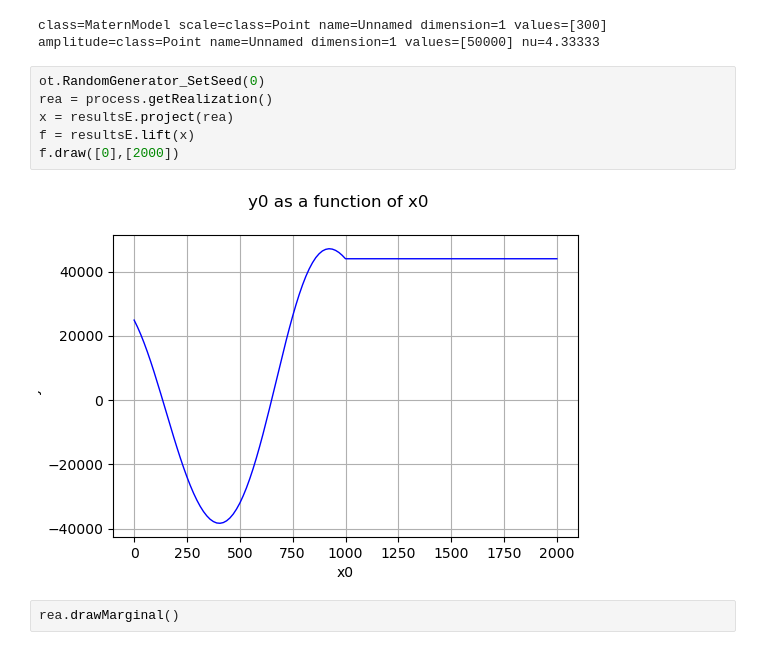
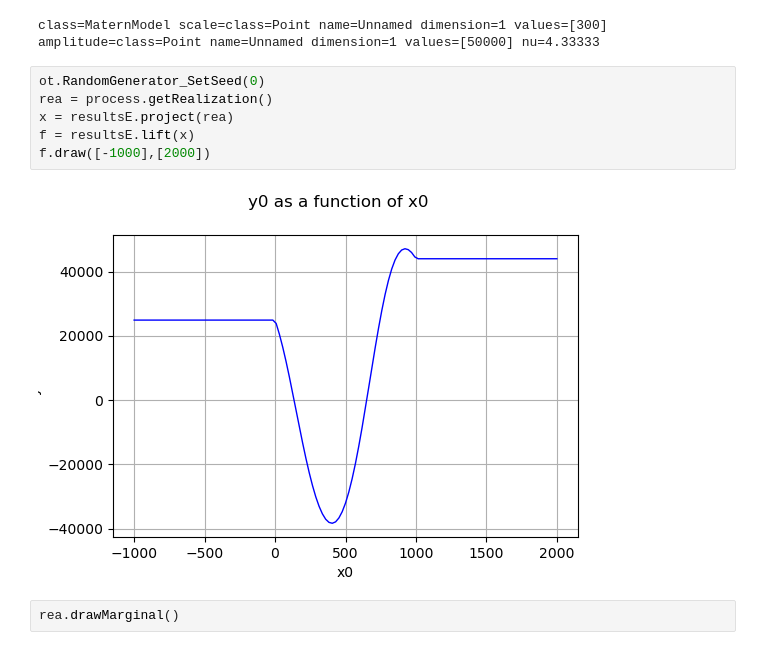
Before and after one commit to Kramer84/KarhunenLoeveFieldSensitivity, a Jupyter notebook: MethodValidationScriptsStandalone/SensitivityAnalysisMethod_MetamodelSampleGeneration.ipynb, the cells around one changed output. Saved outputs shown, nothing was run; the diff lists cells and outputs as text.

```diff
--- a/MethodValidationScriptsStandalone/SensitivityAnalysisMethod_MetamodelSampleGeneration.ipynb
+++ b/MethodValidationScriptsStandalone/SensitivityAnalysisMethod_MetamodelSampleGeneration.ipynb
@@ -84,11 +84,11 @@ class=MaternModel scale=class=Point name=Unnamed dimension=1 values=[300] amplit
 # %%
 ot.RandomGenerator_SetSeed(0)
 rea = process.getRealization()
 x = resultsE.project(rea)
 f = resultsE.lift(x)
-f.draw([0],[2000])
+f.draw([-1000],[2000])
 # %% [output]
-[figure, old version]
+[figure, new version]
 # %%
 rea.drawMarginal()
 # %% [output]
```
Also changed, not shown: parts of 4 cells of this notebook, 10 other files.
